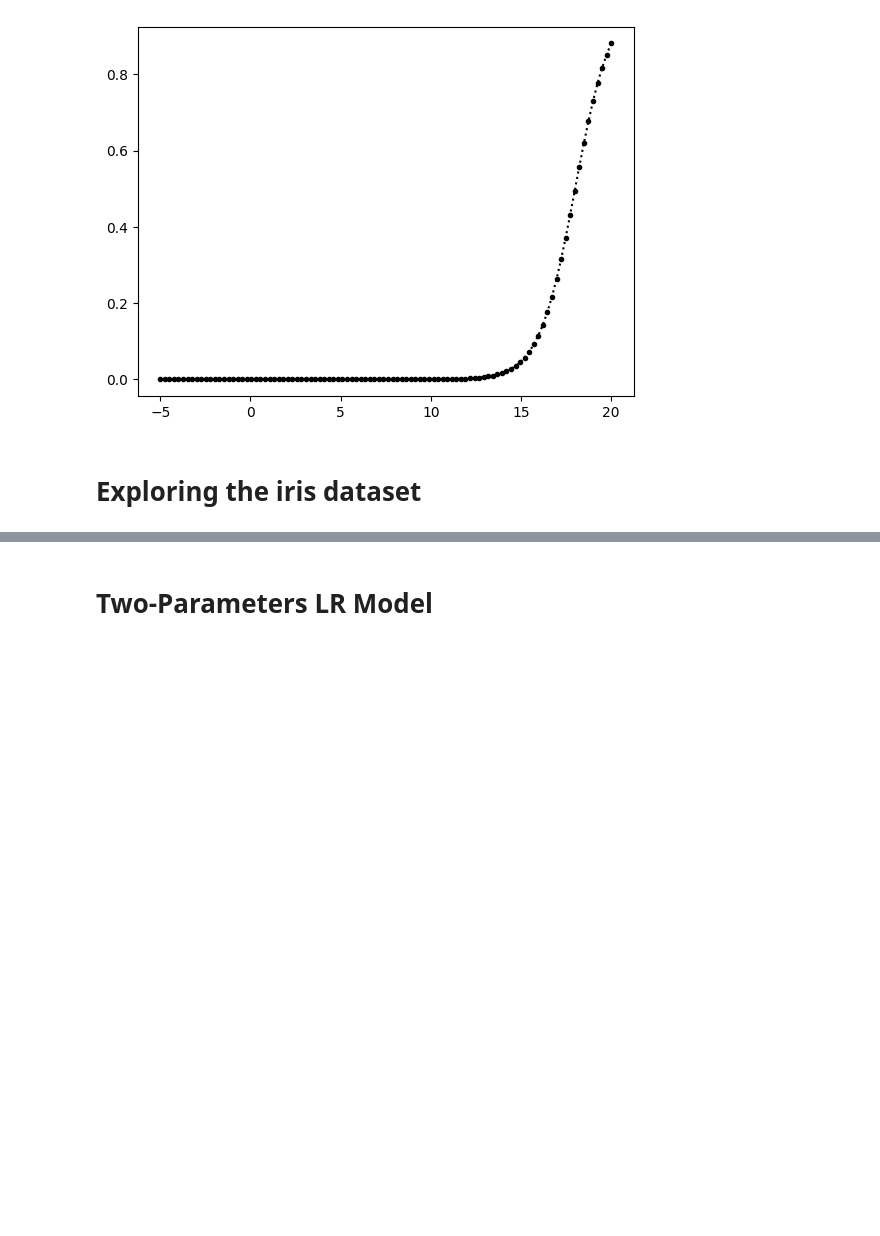
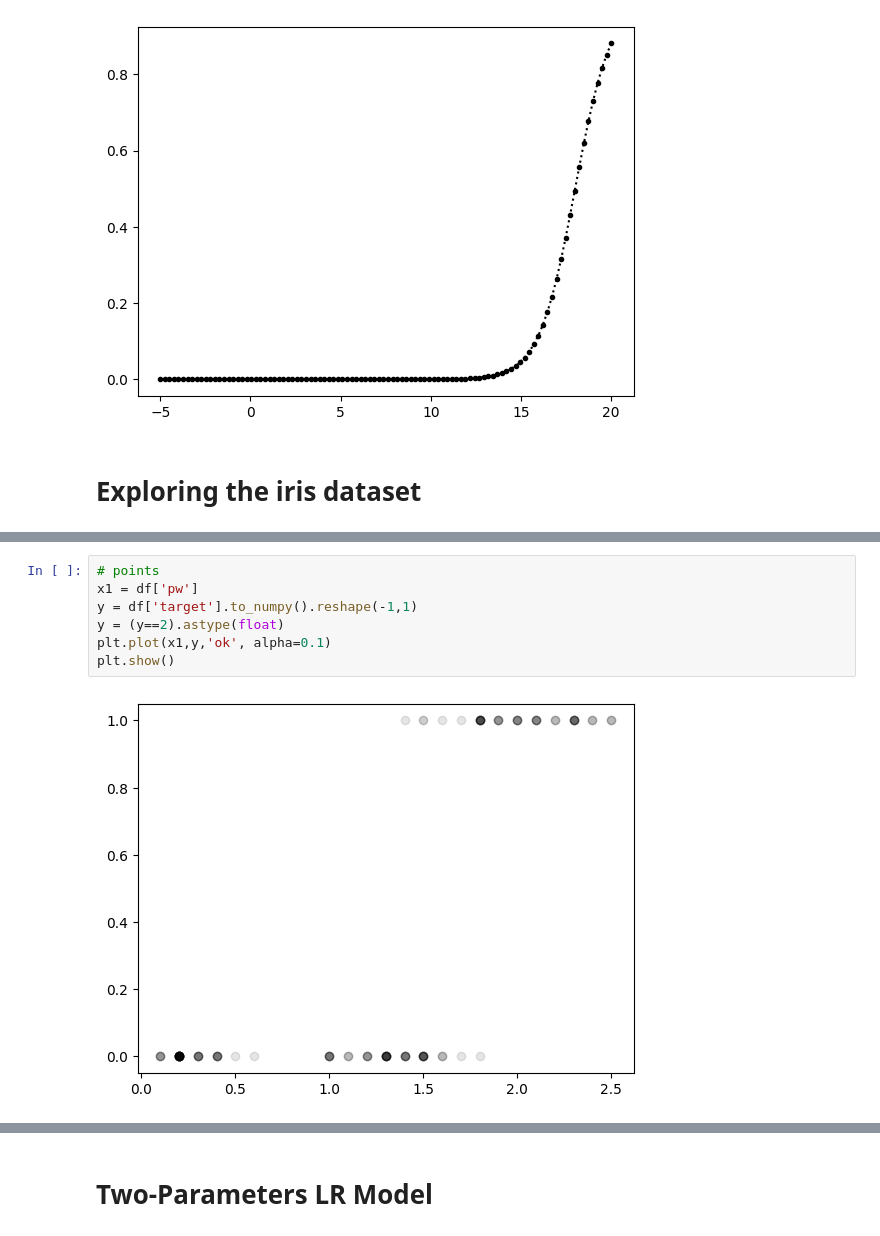
Before and after one commit to gmarxcc/lab-sessions-26b, a Jupyter notebook: 3-logistic-regressor/mainM.ipynb, the cells around one changed output, grey strips where cells are left out. Drawn from its saved outputs; the diff is of its cells as text; blank space fills up the shorter version.

```diff
--- a/3-logistic-regressor/mainM.ipynb
+++ b/3-logistic-regressor/mainM.ipynb
@@ -22,0 +96,9 @@ plt.show()
+# %%
+# points
+x1 = df['pw']
+y = df['target'].to_numpy().reshape(-1,1)
+y = (y==2).astype(float)
+plt.plot(x1,y,'ok', alpha=0.1)
+plt.show()
+# %% [output]
+[figure, added]
```
Also changed, not shown: parts of 11 cells of this notebook.
